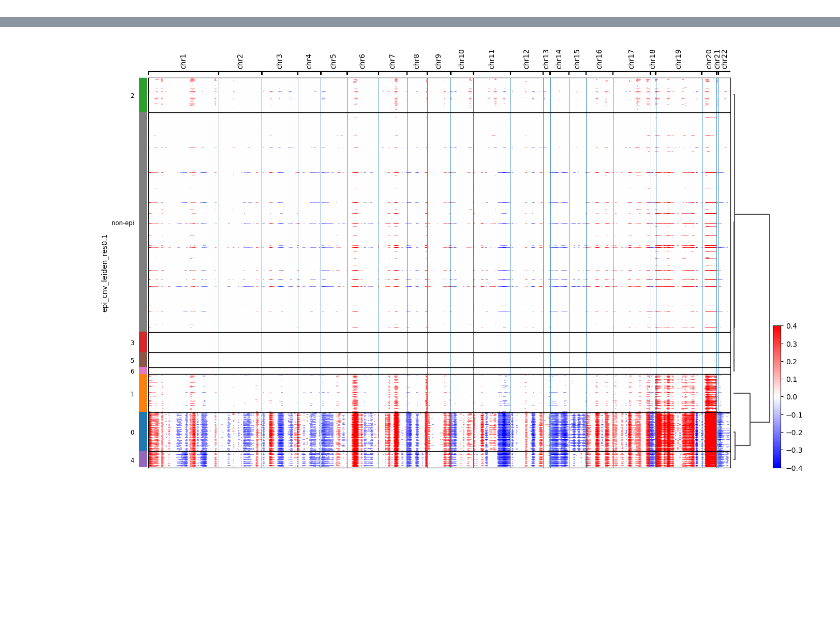
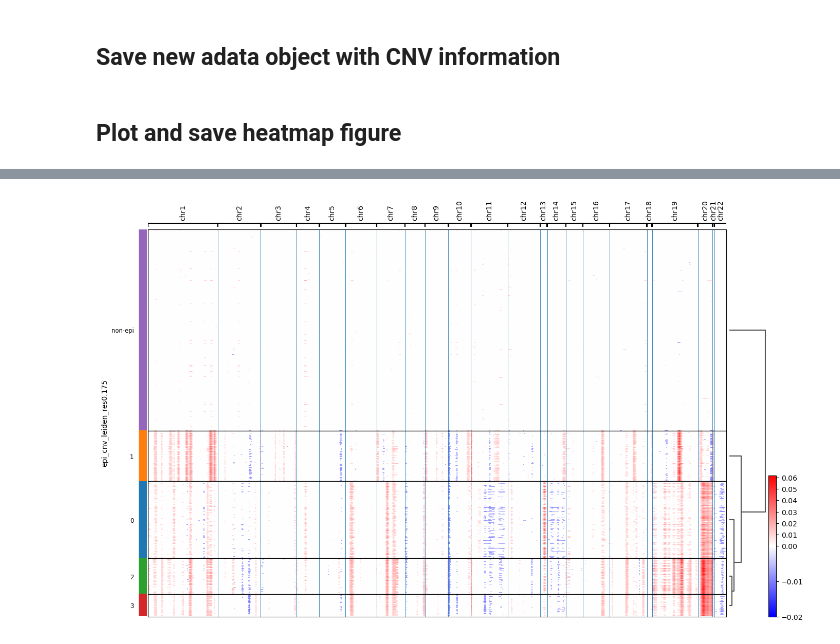
Before and after one commit to Moldia/InSituCNV, a Jupyter notebook: Figure1/CosMx_CRC/3_inferCNV/snPATHO-seq/inferCNV_snPATHOseq_221.ipynb, the cells around one changed output, grey strips where cells are left out. Drawn from its saved outputs; the diff is of its cells as text; code cells hidden in the pictures; blank space fills up the shorter version.

Commit message:
cleaned cosmx and snpatho infercnv

```diff
--- a/Figure1/CosMx_CRC/3_inferCNV/snPATHO-seq/inferCNV_snPATHOseq_221.ipynb
+++ b/Figure1/CosMx_CRC/3_inferCNV/snPATHO-seq/inferCNV_snPATHOseq_221.ipynb
@@ -12,2 +16,2 @@ import numpy as np
 # %%
-adata = sc.read(f"/home/augusta/insituCNV/snPATHOseq_221.h5ad")
+adata = sc.read(os.path.expanduser(f"~/SSS_mount/insituCNV/data/WTx-CosMx_TVA/round2/snPATHOseq/snPATHOseq_221.h5ad"))
@@ -67,3 +24,5 @@ AnnData object with n_obs × n_vars = 2303 × 14044
     uns: 'X_name', 'lv1_colors', 'scDblFinder.stats', 'scDblFinder.threshold', 'sid_colors'
     obsm: 'PCA', 'UMAP', 'X_pca', 'X_umap'
     layers: 'X', 'logcounts', 'raw'
+# %%
+adata = adata[~adata.obs['lv1'].isna()].copy()
@@ -69,0 +81,19 @@ AnnData object with n_obs × n_vars = 2303 × 14044
+# %%
+# Normalize the raw counts
+adata.X = adata.layers['raw'].copy()
+sc.pp.normalize_total(adata)
+
+# Apply smoothing on 100 nearest neighbors
+adata.layers['raw'] = adata.X.copy()
+icv.tl.smooth_data_for_cnv(adata, n_neighbors=100)
+
+# Normalize and log-transform the smoothed data
+adata.X = adata.layers['M'].copy()
+sc.pp.normalize_total(adata)
+sc.pp.log1p(adata)
+
+# Compute CNV inference using the non-epithelial cell types as reference and with a window-size of 100
+cnv.tl.infercnv(adata,
+                reference_key = 'lv1',
+                reference_cat = ['fib1', 'fib2', 'mast', 'mye1', 'mye2','BC', 'EC', 'PC_IgA', 'PC_IgG', 'PC_IgM', 'SMC', 'TC'],
+                window_size=100)
@@ -124,0 +137,2 @@ var_group_labels: chr1, chr2, chr3, etc.
+# %% [markdown]
+## Save new adata object with CNV information
@@ -125,8 +141,11 @@ var_group_labels: chr1, chr2, chr3, etc.
+# %% [markdown]
+## Plot and save heatmap figure
 # %%
-groupby='epi_cnv_leiden_res0.1'
-save_heatmap = f"_snPATHOseq_{sid}_common_groupby-{groupby}.pdf"
+sid ='221'
+groupby='epi_cnv_leiden_res0.175'
+save_heatmap = f"_summary_snPATHOseq_{sid}_groupby-{groupby}.pdf"
 # save_heatmap = None
-cnv.pl.chromosome_heatmap(adata, groupby=groupby, dendrogram=True, save=save_heatmap, vmin=-.4, vmax=0.4)
+cnv.pl.chromosome_heatmap(adata, groupby=groupby, dendrogram=True, save=save_heatmap, vmin=-.02)
 # %% [output]
 WARNING: Groups are not reordered because the `groupby` categories and the `var_group_labels` are different.
 categories: 0, 1, 2, etc.
@@ -135 +153 @@ WARNING: saving figure to file figures/heatmap_snPATHOseq_221_common_groupby-epi
-[figure, old version]
+[figure, new version]
```
Also changed, not shown: parts of 25 cells of this notebook, 2 other files.
